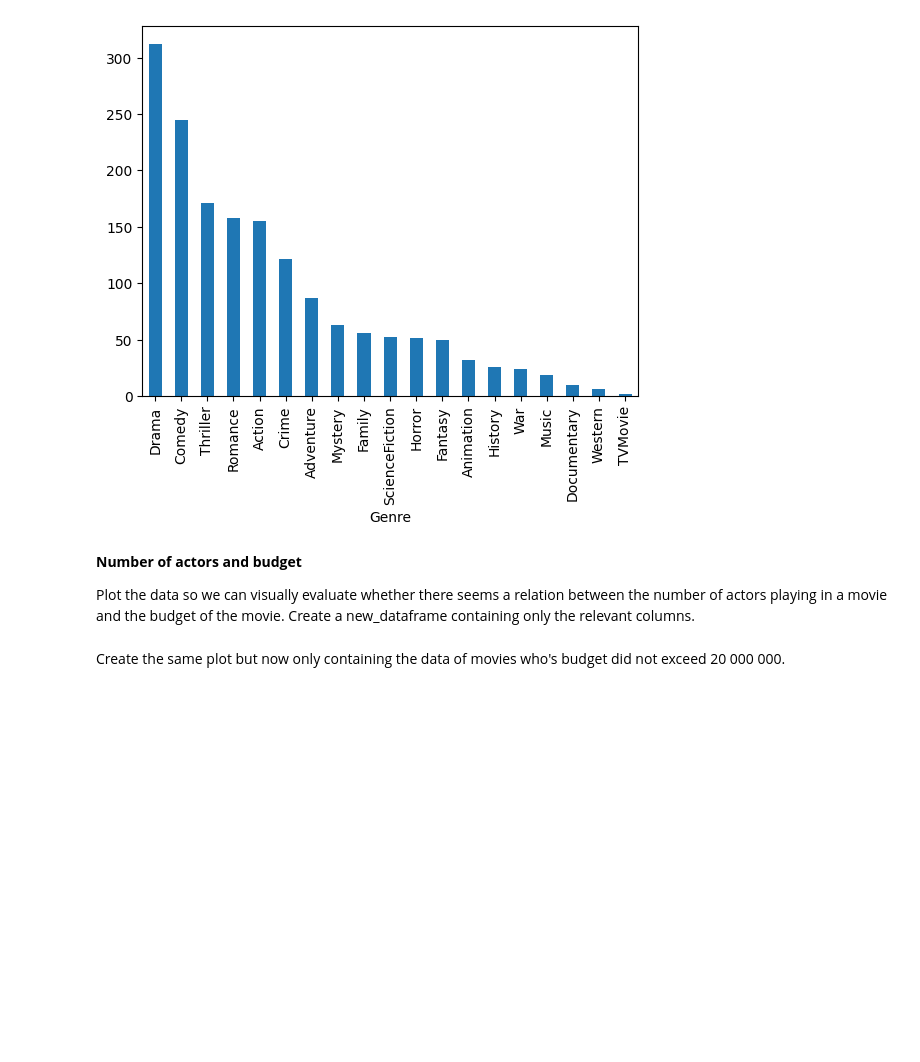
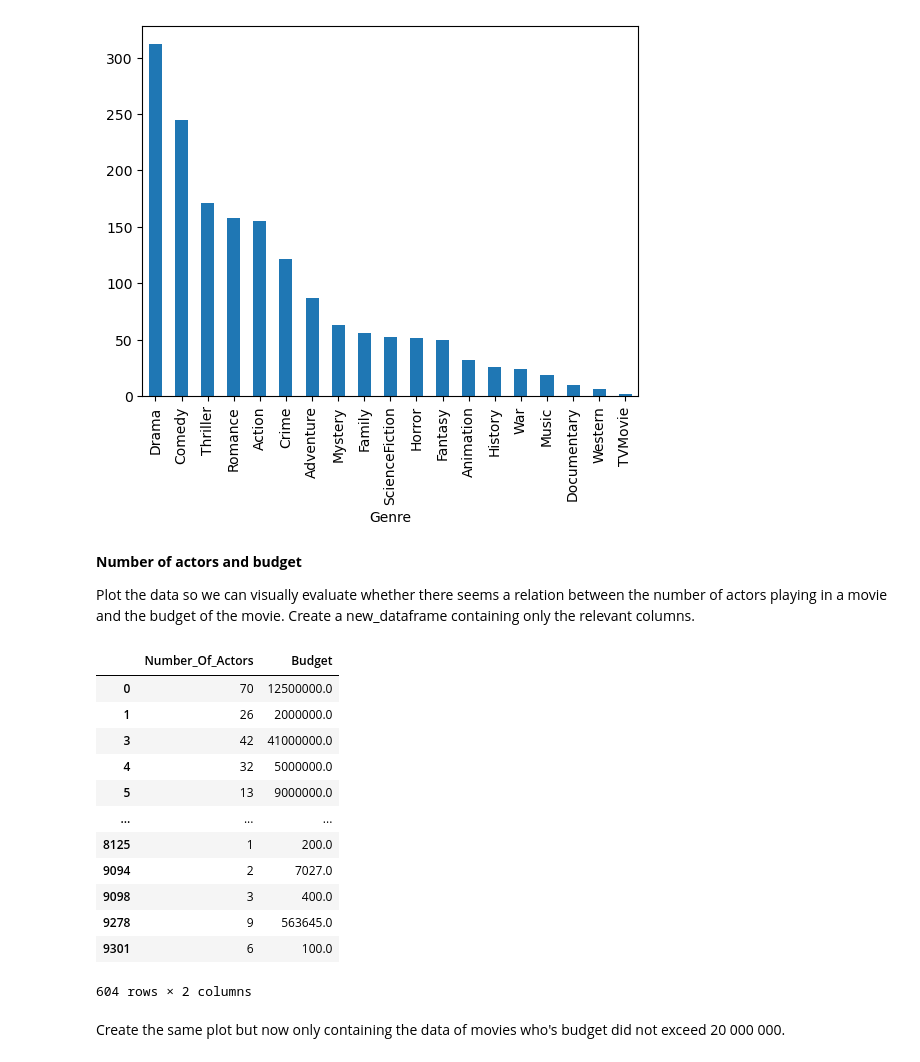
Before and after one commit to Oleksandr-Uvarov/P2-coursematerial-2425, a Jupyter notebook: 05-data-processing/05-bigger_exercises/TMDB-movies.ipynb, the cells around one changed output. Drawn from its saved outputs; the diff is of its cells as text; code cells hidden in the pictures; blank space fills up the shorter version.

```diff
--- a/05-data-processing/05-bigger_exercises/TMDB-movies.ipynb
+++ b/05-data-processing/05-bigger_exercises/TMDB-movies.ipynb
@@ -293,6 +300,42 @@ count_genres = genres_test["Genre"].value_counts().plot(kind="bar")
 
 
 Plot the data so we can visually evaluate whether there seems a relation between the number of actors playing in a movie and the budget of the movie. Create a new_dataframe containing only the relevant columns.
+# %%
+# len("".join(df_movies["cast"][0].split()).split(","))
+
+df_movies.dropna(subset=("cast"), inplace=True)
+actors_in_each_movie = ["".join(cast.split()).split(",") for cast in (df_movies["cast"])]
+number_of_actors = [len(actors_in_a_given_movie) for actors_in_a_given_movie in actors_in_each_movie]
+new_dataframe = pd.DataFrame({
+    "Number_Of_Actors": number_of_actors,
+    "Budget": df_movies["budget"]
+})
+
+new_dataframe
+
+
+# df_movies["cast"]
+# types = set()
+# for cast in df_movies["cast"]:
+#     types.add(type(cast))
+    # print(cast)
+    # print()
+
+# columns
+# %% [output]
+|  | Number_Of_Actors | Budget |
+| 0 | 70 | 12500000.0 |
+| 1 | 26 | 2000000.0 |
+| 3 | 42 | 41000000.0 |
+| 4 | 32 | 5000000.0 |
+| 5 | 13 | 9000000.0 |
+| ... | ... | ... |
+| 8125 | 1 | 200.0 |
+| 9094 | 2 | 7027.0 |
+| 9098 | 3 | 400.0 |
+| 9278 | 9 | 563645.0 |
+| 9301 | 6 | 100.0 |
+604 rows × 2 columns
 # %% [markdown]
 Create the same plot but now only containing the data of movies who's budget did not exceed 20 000 000.
 # %% [markdown]
```
Also changed, not shown: parts of 1 cell of this notebook, 2 other files.
